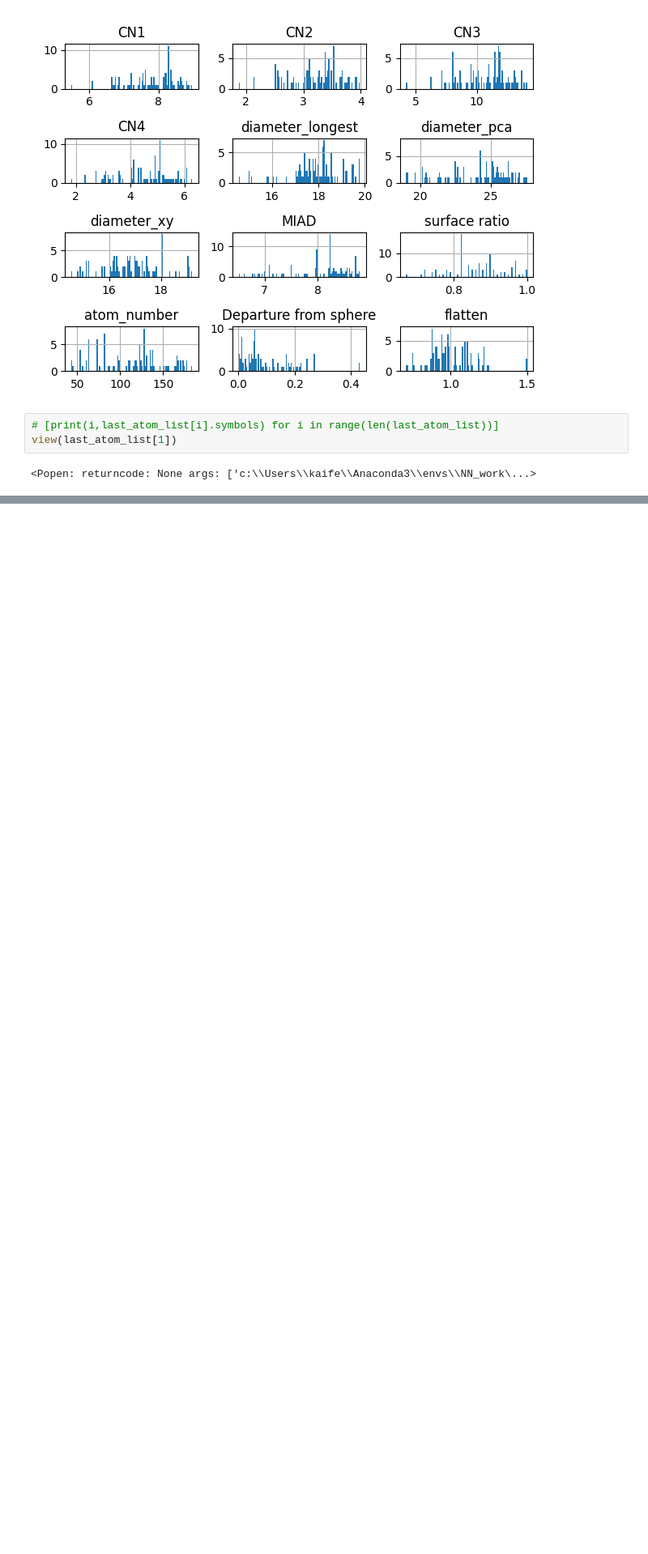
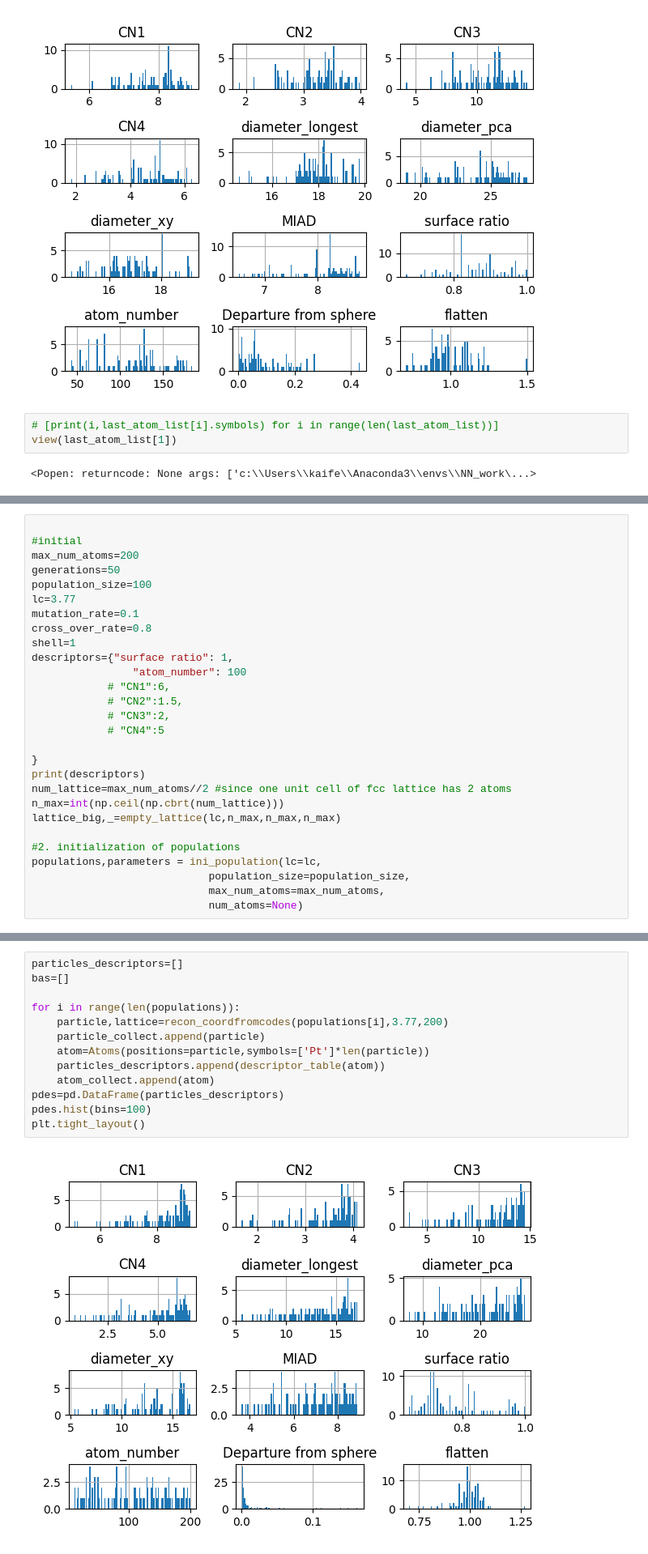
Before and after one commit to kaifengZheng/GA_nano_generator, a Jupyter notebook: particle_generator_test.ipynb, the cells around one changed output, grey strips where cells are left out. Shown at 81% size. Drawn from its saved outputs; the diff is of its cells as text; blank space fills up the shorter version.

```diff
--- a/particle_generator_test.ipynb
+++ b/particle_generator_test.ipynb
@@ -1167,0 +1634,28 @@ view(last_atom_list[1])
+# %%
+
+#initial
+max_num_atoms=200
+generations=50
+population_size=100
+lc=3.77
+mutation_rate=0.1
+cross_over_rate=0.8
+shell=1
+descriptors={"surface ratio": 1,
+                "atom_number": 100
+            # "CN1":6,
+            # "CN2":1.5,
+            # "CN3":2,
+            # "CN4":5
+
+}
+print(descriptors)
+num_lattice=max_num_atoms//2 #since one unit cell of fcc lattice has 2 atoms
+n_max=int(np.ceil(np.cbrt(num_lattice)))
+lattice_big,_=empty_lattice(lc,n_max,n_max,n_max)
+
+#2. initialization of populations
+populations,parameters = ini_population(lc=lc,
+                            population_size=population_size,
+                            max_num_atoms=max_num_atoms,
+                            num_atoms=None)
@@ -1167,0 +1704,15 @@ view(last_atom_list[1])
+# %%
+particles_descriptors=[]
+bas=[]
+
+for i in range(len(populations)):
+    particle,lattice=recon_coordfromcodes(populations[i],3.77,200)
+    particle_collect.append(particle)
+    atom=Atoms(positions=particle,symbols=['Pt']*len(particle))
+    particles_descriptors.append(descriptor_table(atom))
+    atom_collect.append(atom)
+pdes=pd.DataFrame(particles_descriptors)
+pdes.hist(bins=100)
+plt.tight_layout()
+# %% [output]
+[figure, added]
```
Also changed, not shown: parts of 16 cells of this notebook, 2 other files.
